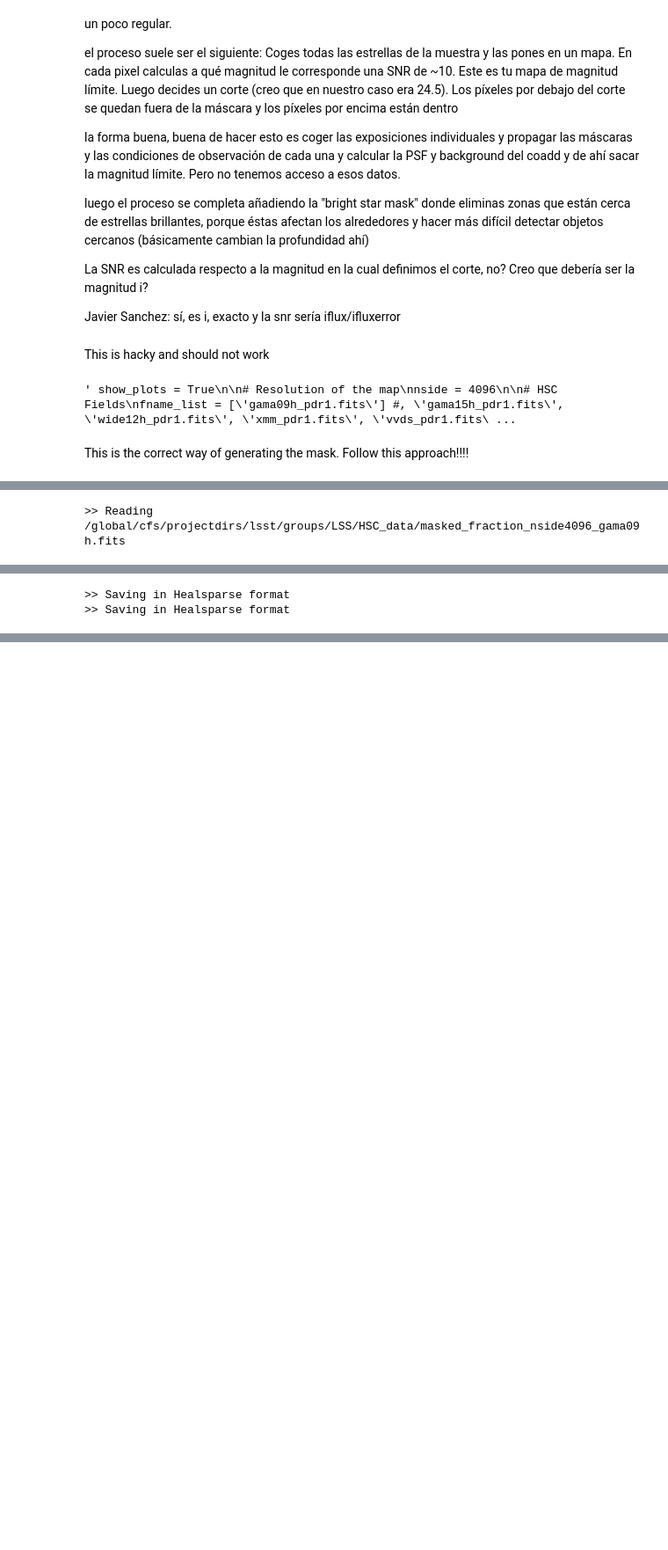
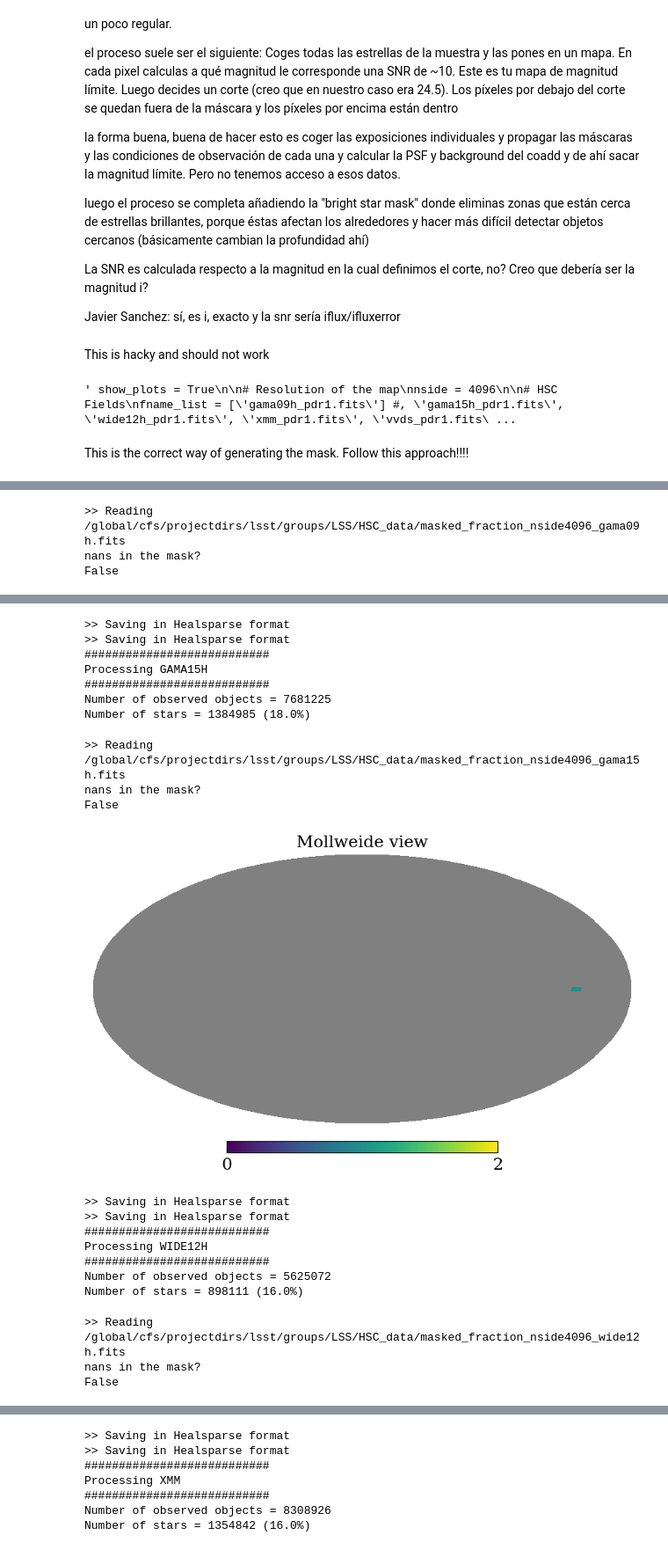
Before and after one commit to davsan06/HSC-PDR1-3x2pt-harmonic-methods, a Jupyter notebook: analysis/NBMask.ipynb, the cells around one changed output, grey strips where cells are left out. Shown at 88% size. Drawn from its saved outputs; the diff is of its cells as text; code cells hidden in the pictures; blank space fills up the shorter version.

```diff
--- a/analysis/NBMask.ipynb
+++ b/analysis/NBMask.ipynb
@@ -564,6 +564,11 @@ for fname, label in zip(fname_list, label_list):
     median_mag[old_mask != hp.UNSEEN] *= old_mask[old_mask != hp.UNSEEN]
     # Pixels which are 1 set to 1
     median_mag[median_mag > 0] = 1
+    # Set nans to 0
+    median_mag[np.isnan(median_mag)] = hp.UNSEEN
+    # Check if there are nan values in median_mag
+    print('nans in the mask?')
+    print(np.isnan(median_mag).any())
     # Pixels which are not 1 and different to hp.UNSEEN set to 0
     # median_mag[(median_mag > 0) * (median_mag <= 1)] = 1
     # median_mag[median_mag == 0] = 0
@@ -571,31 +576,51 @@ for fname, label in zip(fname_list, label_list):
     hp.mollview(median_mag, nest=True)
     plt.show()
     plt.close()
     mask_type = 'star_snr10_imag245'
     # Save
-    print('>> Saving in Healsparse format')
     path_aux = os.path.join(path_save,mask_type)
     # Check if path_aux exists and create it if not
     if not os.path.exists(path_aux):
         os.makedirs(path_aux)
     # To create a new map, the resolutions and datatype must be specified
     nside_coverage = 32
     nside_sparse = nside
     # Initialize empty Healsparse map
     map3 = healsparse.HealSparseMap.make_empty(nside_coverage, nside_sparse, np.float64)
     # Update values
     map3.update_values_pix(np.arange(12*nside_sparse**2), median_mag, nest=True)
     # In healsparse format
     print('>> Saving in Healsparse format')
     map3.write(os.path.join(path_aux,f'mask_{mask_type}_nside{nside}_{label}.hs'), clobber=True)
 # %% [output]
 >> nside = 2048
 ###########################
 Processing GAMA09H
 ###########################
 Number of observed objects = 6496607
 Number of stars = 1128219 (17.0%)
 >> Reading /global/cfs/projectdirs/lsst/groups/LSS/HSC_data/masked_fraction_nside4096_gama09h.fits
+nans in the mask?
+False
 [figure]
 >> Saving in Healsparse format
 >> Saving in Healsparse format
+###########################
+Processing GAMA15H
+###########################
+Number of observed objects = 7681225
+Number of stars = 1384985 (18.0%)
+>> Reading /global/cfs/projectdirs/lsst/groups/LSS/HSC_data/masked_fraction_nside4096_gama15h.fits
+nans in the mask?
+False
+[figure, added]
+>> Saving in Healsparse format
+>> Saving in Healsparse format
+###########################
+Processing WIDE12H
+###########################
+Number of observed objects = 5625072
+Number of stars = 898111 (16.0%)
+>> Reading /global/cfs/projectdirs/lsst/groups/LSS/HSC_data/masked_fraction_nside4096_wide12h.fits
+nans in the mask?
+False
@@ -601,0 +628,7 @@ Number of stars = 1128219 (17.0%)
+>> Saving in Healsparse format
+>> Saving in Healsparse format
+###########################
+Processing XMM
+###########################
+Number of observed objects = 8308926
+Number of stars = 1354842 (16.0%)
```
Also changed, not shown: parts of 1 cell of this notebook, 5 other files.
